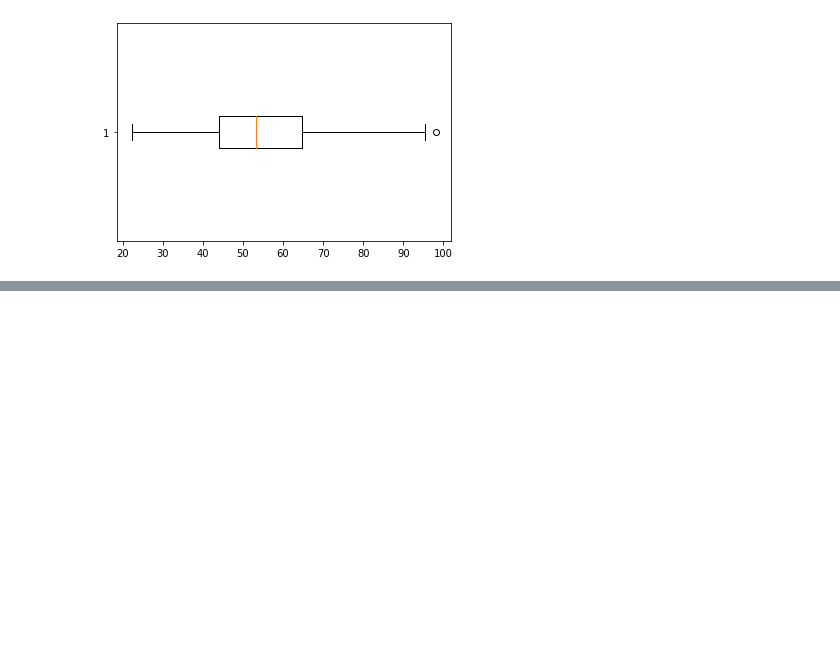
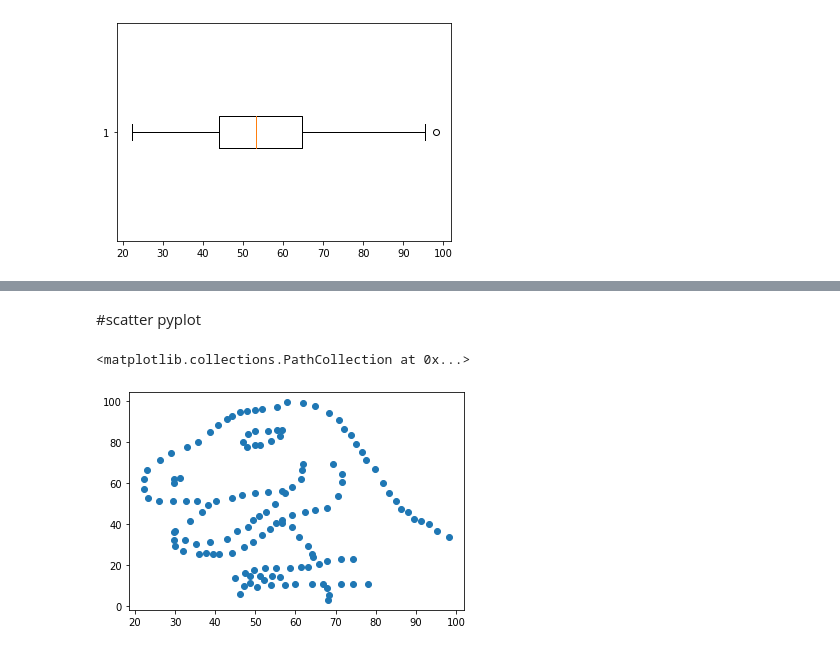
Before and after one commit to Chanita-Su/KKU_Data_Mining, a Jupyter notebook: Data102.ipynb, the cells around one changed output, grey strips where cells are left out. Drawn from its saved outputs; the diff is of its cells as text; code cells hidden in the pictures; blank space fills up the shorter version.

```diff
--- a/Data102.ipynb
+++ b/Data102.ipynb
@@ -73,0 +90,7 @@ plt.boxplot(data['x'],vert=False)
+# %% [markdown]
+#scatter pyplot
+# %%
+plt.scatter(data['x'],data['y'])
+# %% [output]
+<matplotlib.collections.PathCollection at 0x...>
+[figure, added]
```
Also changed, not shown: parts of 15 cells of this notebook.
